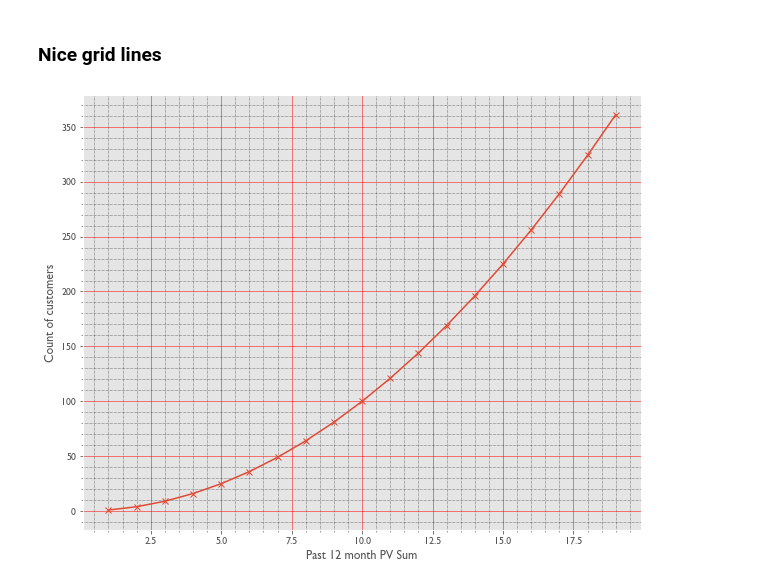
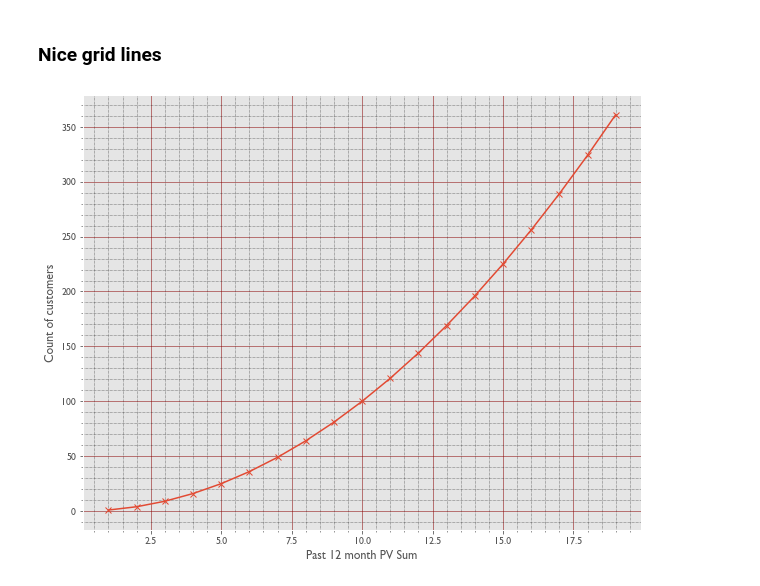
Before and after one commit to srjit/ds-helper-functions, a Jupyter notebook: eda-utils.ipynb, the cells around one changed output. Drawn from its saved outputs; the diff is of its cells as text; code cells hidden in the pictures.

Commit message:
update graphing

```diff
--- a/eda-utils.ipynb
+++ b/eda-utils.ipynb
@@ -48,24 +51,24 @@ __Usage Example__
 # %%
 Xs = list(range(1,20))
 Ys = [x**2 for x in Xs]
 
 fig, ax = plt.subplots(figsize=(10,8))
 ax.plot(Xs, Ys, marker='x')
 #plt.yticks(list(range(800, 1800, 300)))
 ax.minorticks_on()
 
 # Don't allow the axis to be on top of your data
 ax.set_axisbelow(True)
 
 # Turn on the minor TICKS, which are required for the minor GRID
 ax.minorticks_on()
 
 # Customize the major grid
-ax.grid(which='major', linestyle='-', linewidth='0.5', color='red')
+ax.grid(which='major', linestyle='-', linewidth='0.5', color='darkred')
 # Customize the minor grid
 ax.grid(which='minor', linestyle=':', linewidth='0.5', color='black')
 ax.set_ylabel("Count of customers")
 ax.set_xlabel("Past 12 month PV Sum")
 plt.show()
 # %% [output]
-[figure, old version]
+[figure, new version]
```
Also changed, not shown: parts of 4 cells of this notebook.
